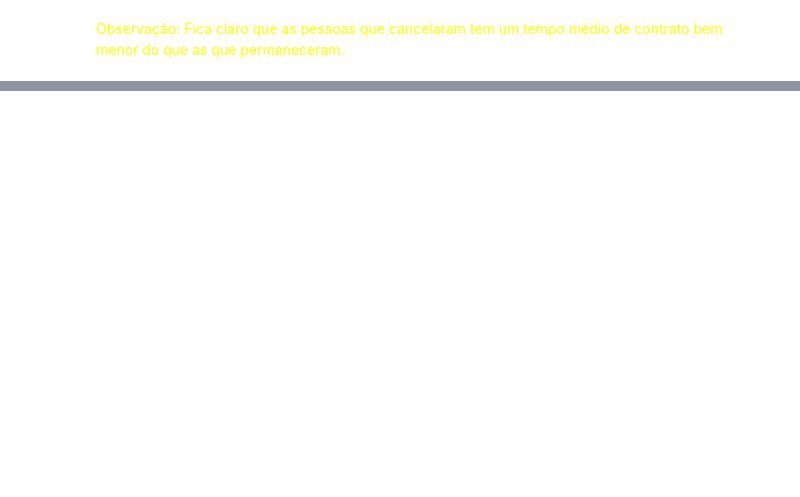
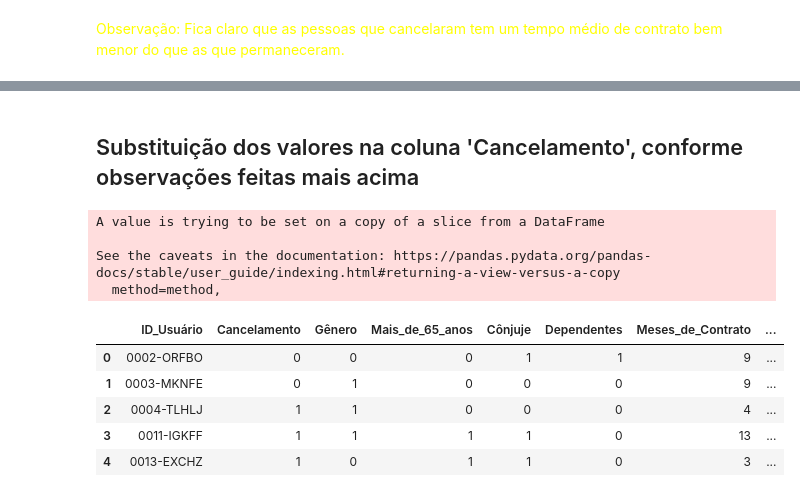
Before and after one commit to KZoc/Alura-Challenge_1_DataScience_Analise_de_Churn, a Jupyter notebook: Notebooks/Challenge_Data_Science_Alura_2022.ipynb, the cells around one changed output, grey strips where cells are left out. Drawn from its saved outputs; the diff is of its cells as text; code cells hidden in the pictures; blank space fills up the shorter version.

```diff
--- a/Notebooks/Challenge_Data_Science_Alura_2022.ipynb
+++ b/Notebooks/Challenge_Data_Science_Alura_2022.ipynb
@@ -454,0 +890,22 @@ for x in nome_colunas:
+# %% [markdown]
+## Substituição dos valores na coluna 'Cancelamento', conforme observações feitas mais acima
+# %%
+df_convertido = df_corrigido
+# %%
+legendas = {'Yes':1, 'DSL':1, 'Fiber optic':2, 'No':0, 'No internet service':0, 'No phone service':0, 'Female':0, 'Male':1, 'Credit card (automatic)':0, 'Bank transfer (automatic)':1, 'Mailed check':2, 'Electronic check':3}
+# %%
+df_convertido.replace(legendas, inplace = True)
+# %% [output]
+A value is trying to be set on a copy of a slice from a DataFrame
+
+See the caveats in the documentation: https://pandas.pydata.org/pandas-docs/stable/user_guide/indexing.html#returning-a-view-versus-a-copy
+  method=method,
+# %%
+df_convertido.head()
+# %% [output]
+|  | ID_Usuário | Cancelamento | Gênero | Mais_de_65_anos | Cônjuje | Dependentes | Meses_de_Contrato | ... |
+| 0 | 0002-ORFBO | 0 | 0 | 0 | 1 | 1 | 9 | ... |
+| 1 | 0003-MKNFE | 0 | 1 | 0 | 0 | 0 | 9 | ... |
+| 2 | 0004-TLHLJ | 1 | 1 | 0 | 0 | 0 | 4 | ... |
+| 3 | 0011-IGKFF | 1 | 1 | 1 | 1 | 0 | 13 | ... |
+| 4 | 0013-EXCHZ | 1 | 0 | 1 | 1 | 0 | 3 | ... |
```
Also changed, not shown: parts of 104 cells of this notebook.
